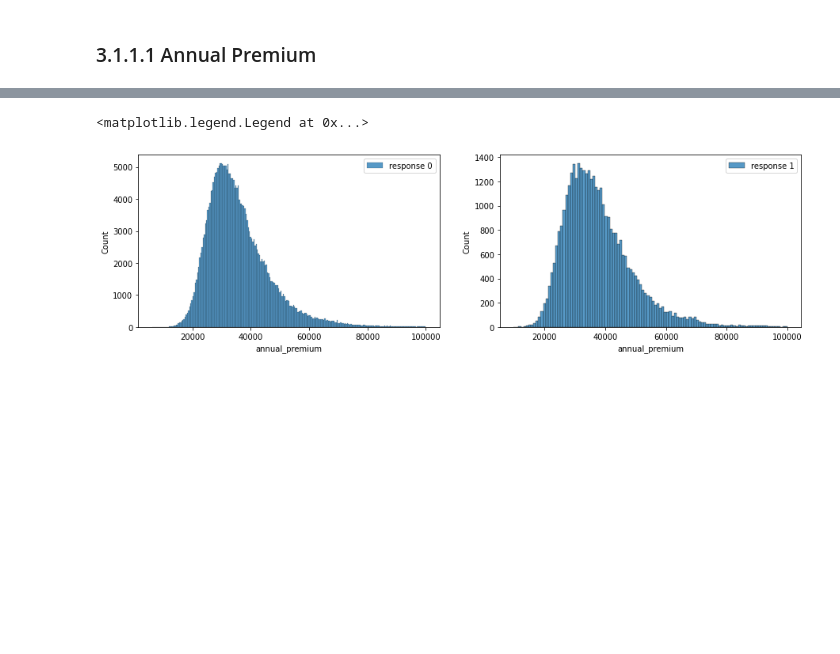
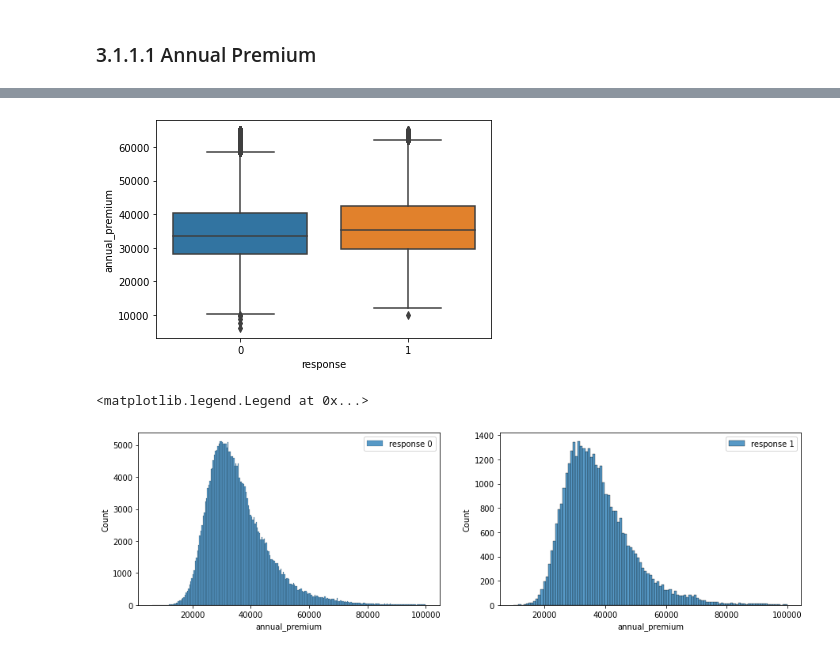
Before and after one commit to LessioGuilherme/pa004_health_insurance_cross_sell, a Jupyter notebook: pa004_health_insurance_cross_sell_sprint03.ipynb, the cells around one changed output, grey strips where cells are left out. Saved outputs shown, nothing was run; the diff lists cells and outputs as text; code cells hidden in the pictures; blank space fills up the shorter version.

```diff
--- a/pa004_health_insurance_cross_sell_sprint03.ipynb
+++ b/pa004_health_insurance_cross_sell_sprint03.ipynb
@@ -483,6 +491,11 @@ sns.countplot(x = 'age', data=df3[df3['response']==1], hue='response',ax=axs[1])
 # %%
 aux1=df3[(df3['annual_premium']<100000)&(df3['annual_premium']>3000)&(df3['response']==0)]
 aux2=df3[(df3['annual_premium']<100000)&(df3['annual_premium']>3000)&(df3['response']==1)]
+aux3=df3[(df3['annual_premium']<65000)&(df3['annual_premium']>5000)]
+# %%
+sns.boxplot(x= 'response', y='annual_premium', data=aux3);
+# %% [output]
+[figure, added]
 # %%
 fig, axs = plt.subplots(ncols= 2, figsize = (15,4))
 sns.histplot(aux1['annual_premium'],kde=False, label='reponse 0', ax=axs[0])
```
Also changed, not shown: parts of 2 cells of this notebook.
